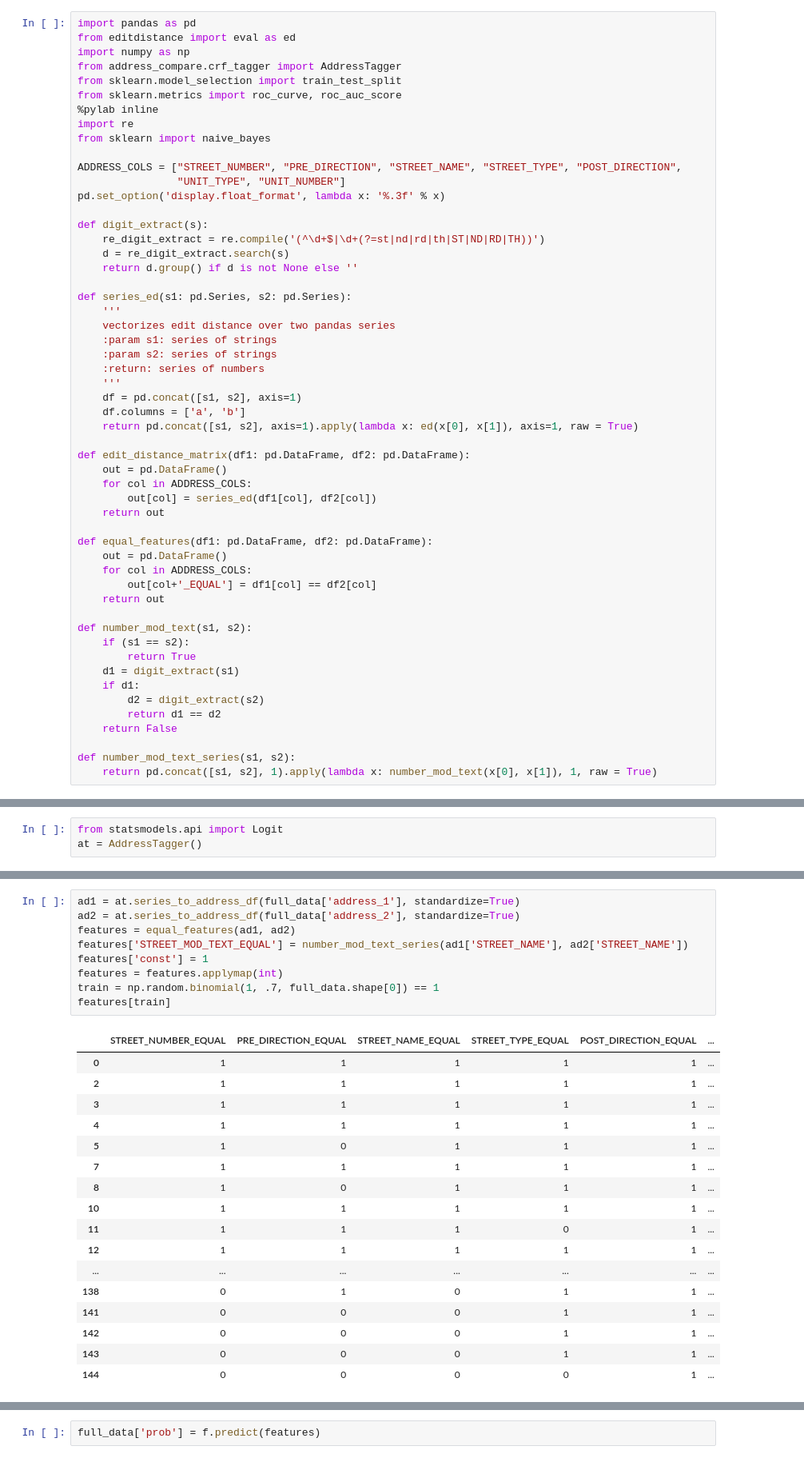
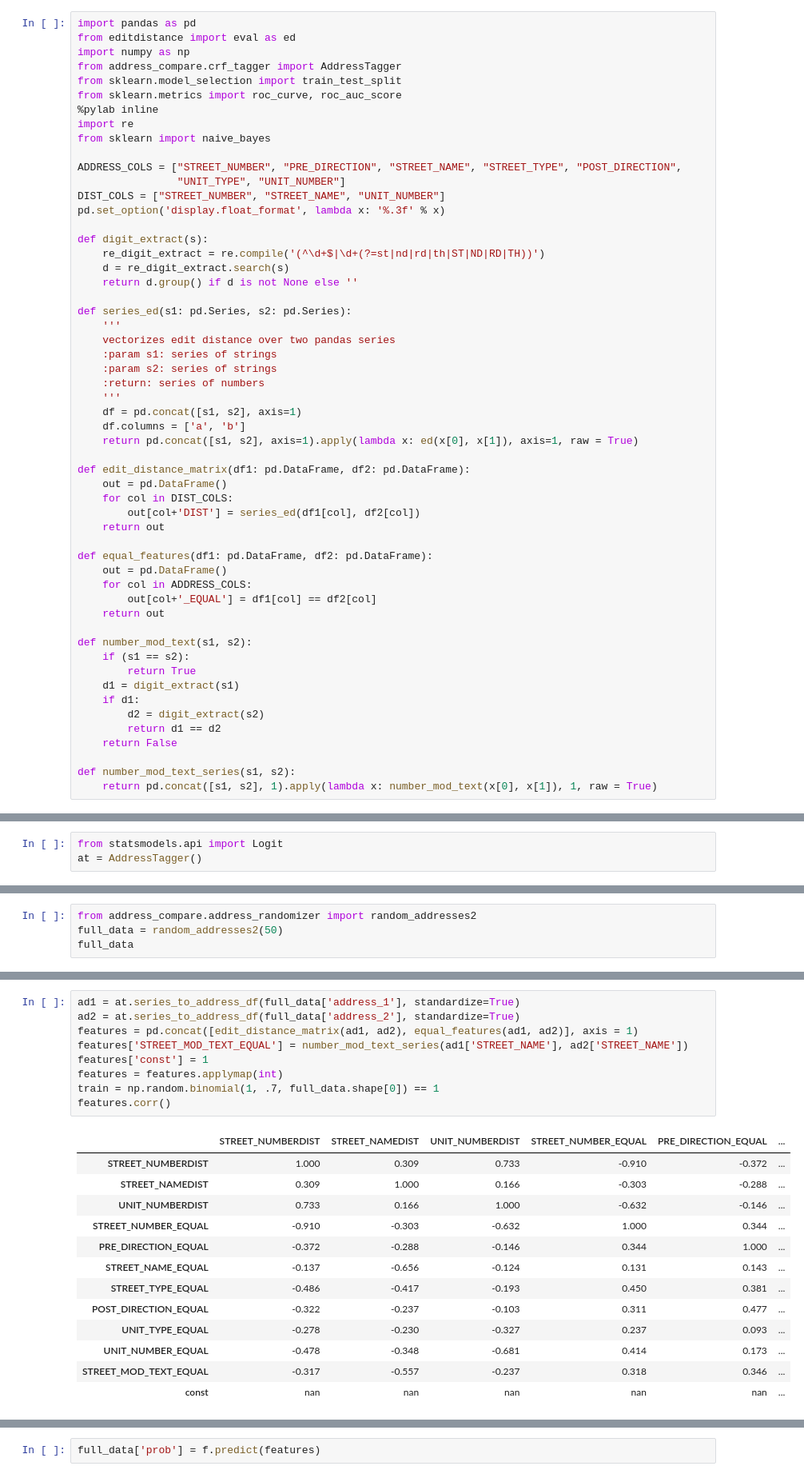
Before and after one commit to aberk104/CS410-Project, a Jupyter notebook: Train Address Classifier.ipynb, the cells around one changed output, grey strips where cells are left out. Shown at 80% size. Cells and saved outputs as stored; diff of their text form.

```diff
--- a/Train Address Classifier.ipynb
+++ b/Train Address Classifier.ipynb
@@ -11,6 +11,7 @@ from sklearn import naive_bayes
 
 ADDRESS_COLS = ["STREET_NUMBER", "PRE_DIRECTION", "STREET_NAME", "STREET_TYPE", "POST_DIRECTION",
                 "UNIT_TYPE", "UNIT_NUMBER"]
+DIST_COLS = ["STREET_NUMBER", "STREET_NAME", "UNIT_NUMBER"]
 pd.set_option('display.float_format', lambda x: '%.3f' % x)
 
 def digit_extract(s):
@@ -31,8 +32,8 @@ def series_ed(s1: pd.Series, s2: pd.Series):
 
 def edit_distance_matrix(df1: pd.DataFrame, df2: pd.DataFrame):
     out = pd.DataFrame()
-    for col in ADDRESS_COLS:
-        out[col] = series_ed(df1[col], df2[col])
+    for col in DIST_COLS:
+        out[col+'DIST'] = series_ed(df1[col], df2[col])
     return out
 
 def equal_features(df1: pd.DataFrame, df2: pd.DataFrame):
@@ -61,0 +61,4 @@ full_data = pd.read_csv('address_compare/data/compare_train.csv')[['address_1',
+# %%
+from address_compare.address_randomizer import random_addresses2
+full_data = random_addresses2(50)
+full_data
@@ -62,27 +84,23 @@ full_data = pd.read_csv('address_compare/data/compare_train.csv')[['address_1',
 # %%
 ad1 = at.series_to_address_df(full_data['address_1'], standardize=True)
 ad2 = at.series_to_address_df(full_data['address_2'], standardize=True)
-features = equal_features(ad1, ad2)
+features = pd.concat([edit_distance_matrix(ad1, ad2), equal_features(ad1, ad2)], axis = 1)
 features['STREET_MOD_TEXT_EQUAL'] = number_mod_text_series(ad1['STREET_NAME'], ad2['STREET_NAME'])
 features['const'] = 1
 features = features.applymap(int)
 train = np.random.binomial(1, .7, full_data.shape[0]) == 1
-features[train]
+features.corr()
 # %% [output]
-|  | STREET_NUMBER_EQUAL | PRE_DIRECTION_EQUAL | STREET_NAME_EQUAL | STREET_TYPE_EQUAL | POST_DIRECTION_EQUAL | ... |
-| 0 | 1 | 1 | 1 | 1 | 1 | ... |
-| 2 | 1 | 1 | 1 | 1 | 1 | ... |
-| 3 | 1 | 1 | 1 | 1 | 1 | ... |
-| 4 | 1 | 1 | 1 | 1 | 1 | ... |
-| 5 | 1 | 0 | 1 | 1 | 1 | ... |
-| 7 | 1 | 1 | 1 | 1 | 1 | ... |
-| 8 | 1 | 0 | 1 | 1 | 1 | ... |
-| 10 | 1 | 1 | 1 | 1 | 1 | ... |
-| 11 | 1 | 1 | 1 | 0 | 1 | ... |
-| 12 | 1 | 1 | 1 | 1 | 1 | ... |
-| ... | ... | ... | ... | ... | ... | ... |
-| 138 | 0 | 1 | 0 | 1 | 1 | ... |
-| 141 | 0 | 0 | 0 | 1 | 1 | ... |
-| 142 | 0 | 0 | 0 | 1 | 1 | ... |
-| 143 | 0 | 0 | 0 | 1 | 1 | ... |
-| 144 | 0 | 0 | 0 | 0 | 1 | ... |
+|  | STREET_NUMBERDIST | STREET_NAMEDIST | UNIT_NUMBERDIST | STREET_NUMBER_EQUAL | PRE_DIRECTION_EQUAL | ... |
+| STREET_NUMBERDIST | 1.000 | 0.309 | 0.733 | -0.910 | -0.372 | ... |
+| STREET_NAMEDIST | 0.309 | 1.000 | 0.166 | -0.303 | -0.288 | ... |
+| UNIT_NUMBERDIST | 0.733 | 0.166 | 1.000 | -0.632 | -0.146 | ... |
+| STREET_NUMBER_EQUAL | -0.910 | -0.303 | -0.632 | 1.000 | 0.344 | ... |
+| PRE_DIRECTION_EQUAL | -0.372 | -0.288 | -0.146 | 0.344 | 1.000 | ... |
+| STREET_NAME_EQUAL | -0.137 | -0.656 | -0.124 | 0.131 | 0.143 | ... |
+| STREET_TYPE_EQUAL | -0.486 | -0.417 | -0.193 | 0.450 | 0.381 | ... |
+| POST_DIRECTION_EQUAL | -0.322 | -0.237 | -0.103 | 0.311 | 0.477 | ... |
+| UNIT_TYPE_EQUAL | -0.278 | -0.230 | -0.327 | 0.237 | 0.093 | ... |
+| UNIT_NUMBER_EQUAL | -0.478 | -0.348 | -0.681 | 0.414 | 0.173 | ... |
+| STREET_MOD_TEXT_EQUAL | -0.317 | -0.557 | -0.237 | 0.318 | 0.346 | ... |
+| const | nan | nan | nan | nan | nan | ... |
```
Also changed, not shown: parts of 15 cells of this notebook, 6 other files.
